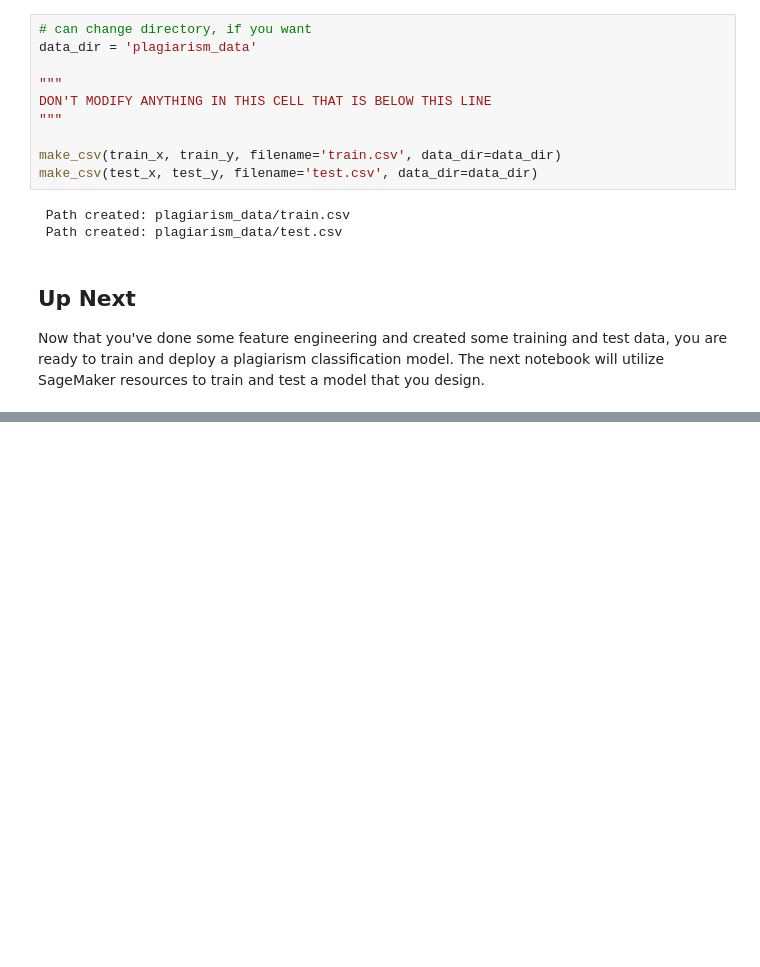
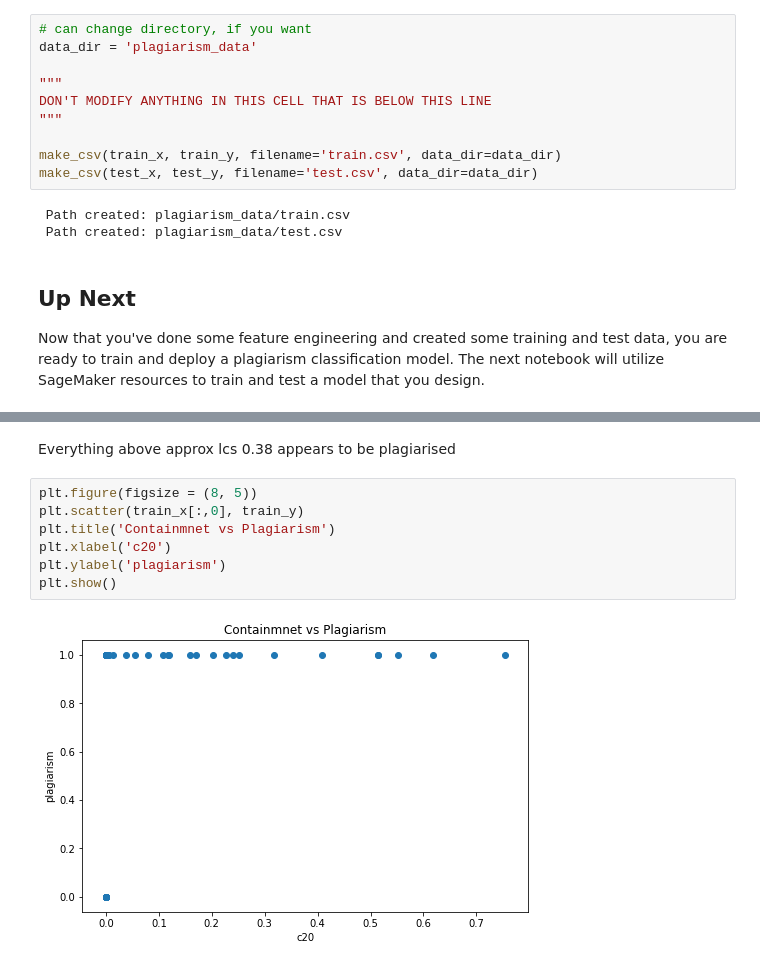
Before and after one commit to tonyjward/plagiarism_detection, a Jupyter notebook: Solutions/2_Plagiarism_Feature_Engineering.ipynb, the cells around one changed output, grey strips where cells are left out. Drawn from its saved outputs; the diff is of its cells as text; blank space fills up the shorter version.

```diff
--- a/Solutions/2_Plagiarism_Feature_Engineering.ipynb
+++ b/Solutions/2_Plagiarism_Feature_Engineering.ipynb
@@ -1081,0 +1094,11 @@ Now that you've done some feature engineering and created some training and test
+# %% [markdown]
+Everything above approx lcs 0.38 appears to be plagiarised
+# %%
+plt.figure(figsize = (8, 5))
+plt.scatter(train_x[:,0], train_y)
+plt.title('Containmnet vs Plagiarism')
+plt.xlabel('c20')
+plt.ylabel('plagiarism')
+plt.show()
+# %% [output]
+[figure, added]
```
Also changed, not shown: parts of 5 cells of this notebook.
